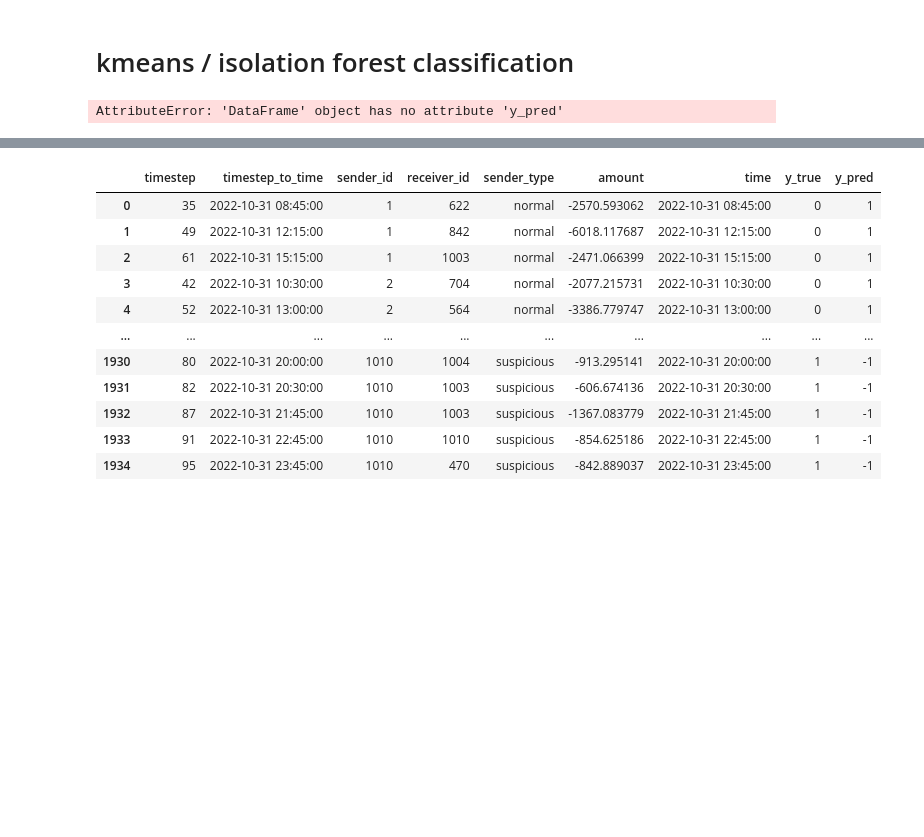
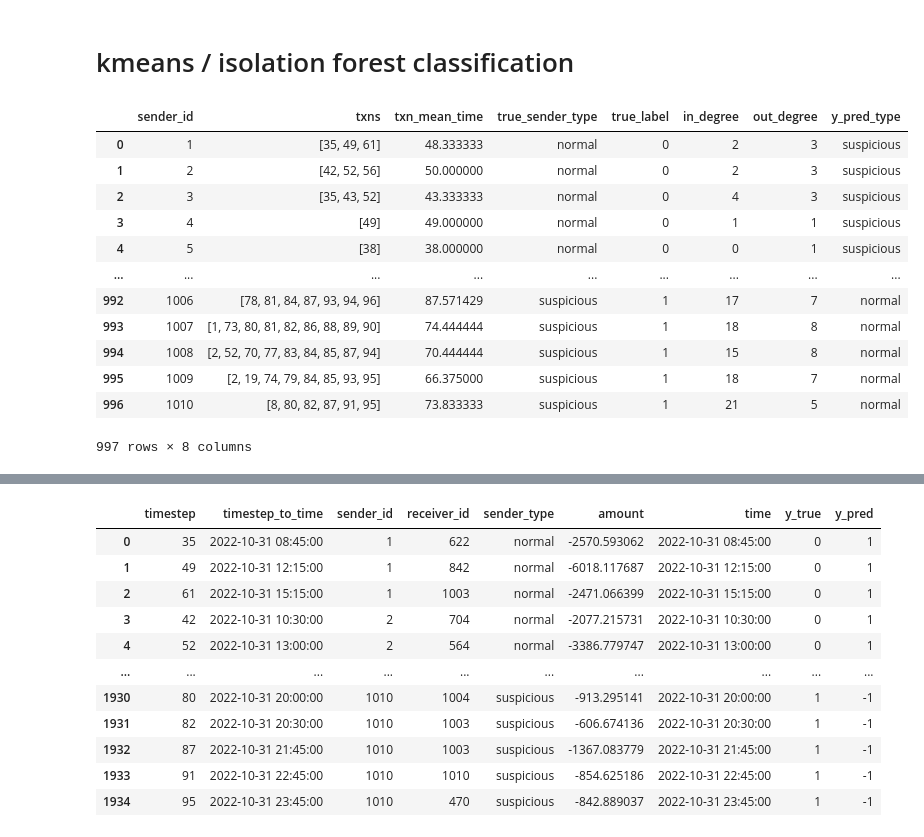
Before and after one commit to nouyang/fake-banking-data, a Jupyter notebook: 1 - downstream classification.ipynb, the cells around one changed output, grey strips where cells are left out. Saved outputs shown, nothing was run; the diff lists cells and outputs as text; code cells hidden in the pictures; blank space fills up the shorter version.

```diff
--- a/1 - downstream classification.ipynb
+++ b/1 - downstream classification.ipynb
@@ -793,10 +798,22 @@ sender_info
 # %% [markdown]
 # kmeans  / isolation forest classification
 # %%
-sender_info['y_pred_type'] = sender_info.y_pred.apply(lambda x: 'normal' if x == 1 else 'suspicious')
-sender_info
+sender_info['y_pred_type'] = sender_info.true_label.apply(lambda x: 'normal' if x == 1 else 'suspicious')
+sender_info #WARNING
 # %% [output]
+|  | sender_id | txns | txn_mean_time | true_sender_type | true_label | in_degree | out_degree | y_pred_type |
+| 0 | 1 | [35, 49, 61] | 48.333333 | normal | 0 | 2 | 3 | suspicious |
+| 1 | 2 | [42, 52, 56] | 50.000000 | normal | 0 | 2 | 3 | suspicious |
+| 2 | 3 | [35, 43, 52] | 43.333333 | normal | 0 | 4 | 3 | suspicious |
+| 3 | 4 | [49] | 49.000000 | normal | 0 | 1 | 1 | suspicious |
+| 4 | 5 | [38] | 38.000000 | normal | 0 | 0 | 1 | suspicious |
+| ... | ... | ... | ... | ... | ... | ... | ... | ... |
+| 992 | 1006 | [78, 81, 84, 87, 93, 94, 96] | 87.571429 | suspicious | 1 | 17 | 7 | normal |
+| 993 | 1007 | [1, 73, 80, 81, 82, 86, 88, 89, 90] | 74.444444 | suspicious | 1 | 18 | 8 | normal |
+| 994 | 1008 | [2, 52, 70, 77, 83, 84, 85, 87, 94] | 70.444444 | suspicious | 1 | 15 | 8 | normal |
+| 995 | 1009 | [2, 19, 74, 79, 84, 85, 93, 95] | 66.375000 | suspicious | 1 | 18 | 7 | normal |
+| 996 | 1010 | [8, 80, 82, 87, 91, 95] | 73.833333 | suspicious | 1 | 21 | 5 | normal |
-AttributeError: 'DataFrame' object has no attribute 'y_pred'
+997 rows × 8 columns
 # %%
 X = sender_info[['txn_mean_time' , 'in_degree', 'out_degree']]
 # DEFINITELY don't leave sender id in there
```
Also changed, not shown: parts of 12 cells of this notebook, 7 other files.
